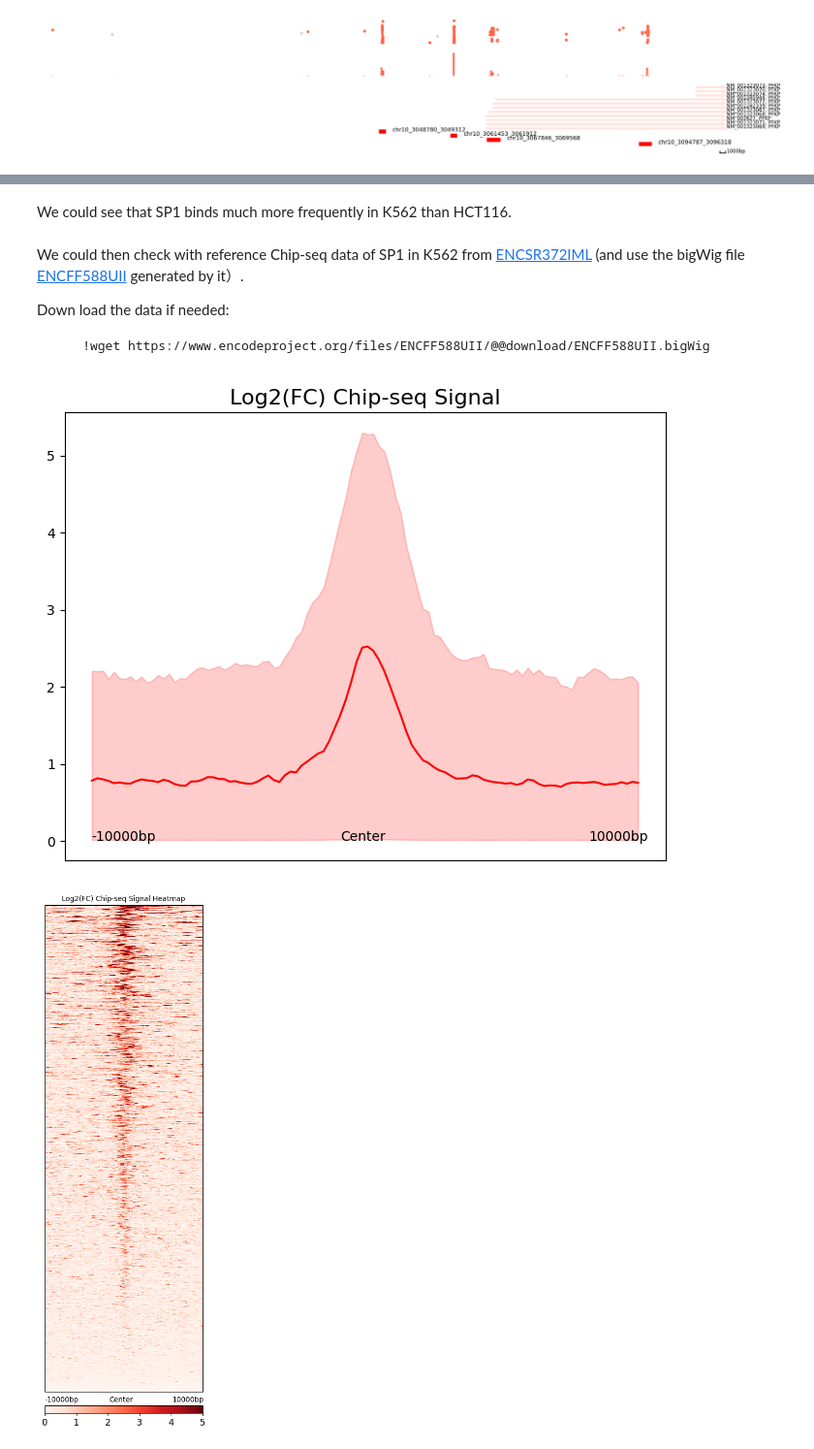
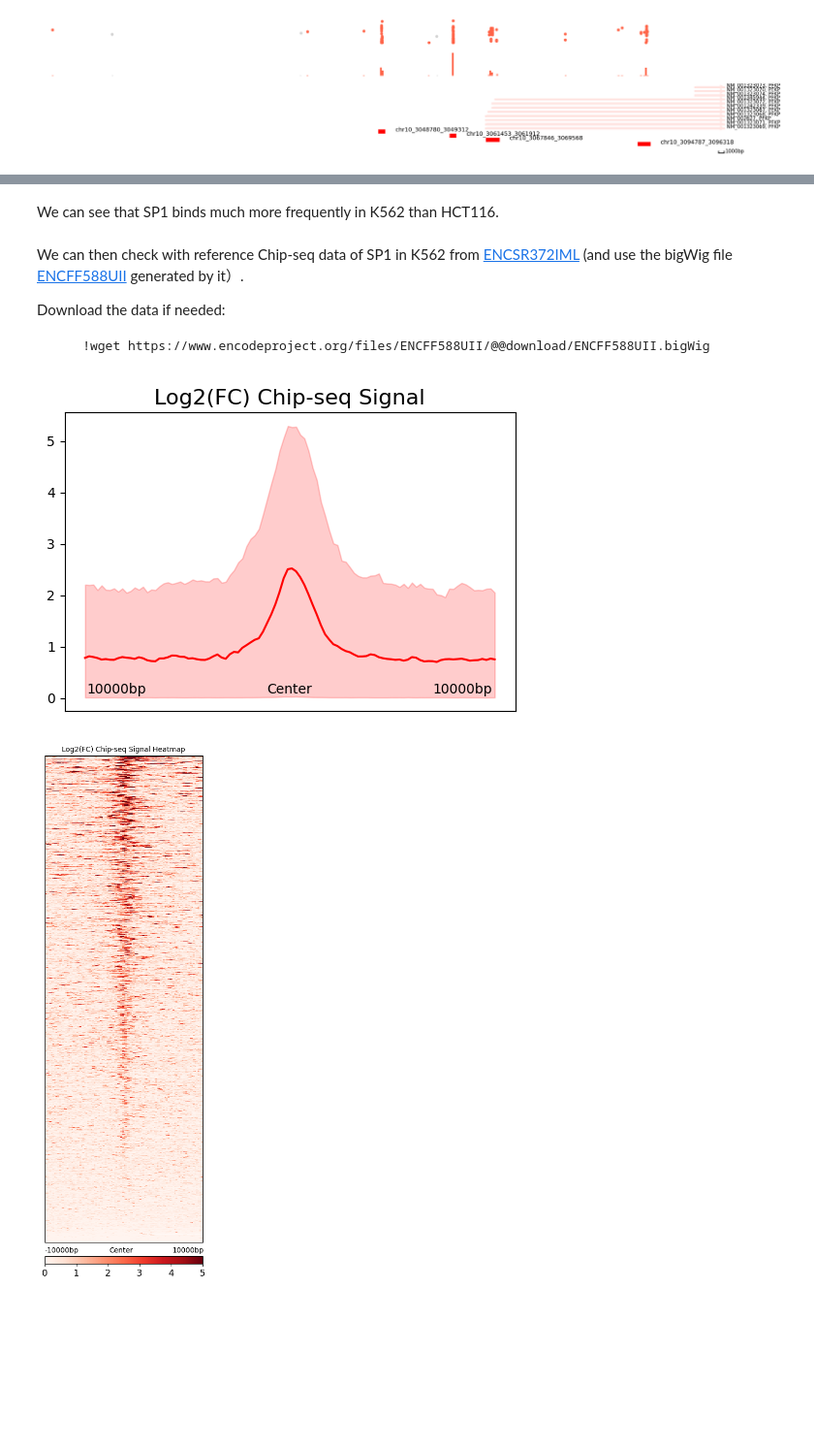
Before and after one commit to The-Mitra-Lab/pycallingcards, a Jupyter notebook: docs/tutorials/notebooks/K562HCT116_SP1.ipynb, the cells around one changed output, grey strips where cells are left out. Shown at 97% size. Saved outputs shown, nothing was run; the diff lists cells and outputs as text; code cells hidden in the pictures; blank space fills up the shorter version.

````diff
--- a/docs/tutorials/notebooks/K562HCT116_SP1.ipynb
+++ b/docs/tutorials/notebooks/K562HCT116_SP1.ipynb
@@ -239,9 +239,9 @@ cc.pl.whole_peaks(peak_data_K562, reference = "hg38")
 # %% [markdown]
-We could see that SP1 binds much more frequently in K562 than HCT116.
+We can see that SP1 binds much more frequently in K562 than HCT116.
 # %% [markdown]
-We could then check with reference Chip-seq data of SP1 in K562 from [ENCSR372IML](https://www.encodeproject.org/experiments/ENCSR372IML/) (and use the bigWig file [ENCFF588UII](https://www.encodeproject.org/files/ENCFF588UII/) generated by it）.
+We can then check with reference Chip-seq data of SP1 in K562 from [ENCSR372IML](https://www.encodeproject.org/experiments/ENCSR372IML/) (and use the bigWig file [ENCFF588UII](https://www.encodeproject.org/files/ENCFF588UII/) generated by it）.
 
-Down load the data if needed:
+Download the data if needed:
 
 ``` Python
     !wget https://www.encodeproject.org/files/ENCFF588UII/@@download/ENCFF588UII.bigWig
@@ -249,9 +249,9 @@ Down load the data if needed:
 # %%
 mtx_K562 = cc.pl.calculate_signal(peak_data_K562, chipseq_signal = "ENCFF588UII.bigWig")
 # %%
-cc.pl.signal_plot(mtx_K562, alpha = 0.05)
+cc.pl.signal_plot(mtx_K562, alpha = 0.05, figsize=(6, 4))
 # %% [output]
-[figure, old version]
+[figure, new version]
 # %%
 cc.pl.signal_heatmap(mtx_K562,pad =  0.023, belowlength = 100)
 # %% [output]
````
Also changed, not shown: parts of 22 cells of this notebook, 11 other files.
